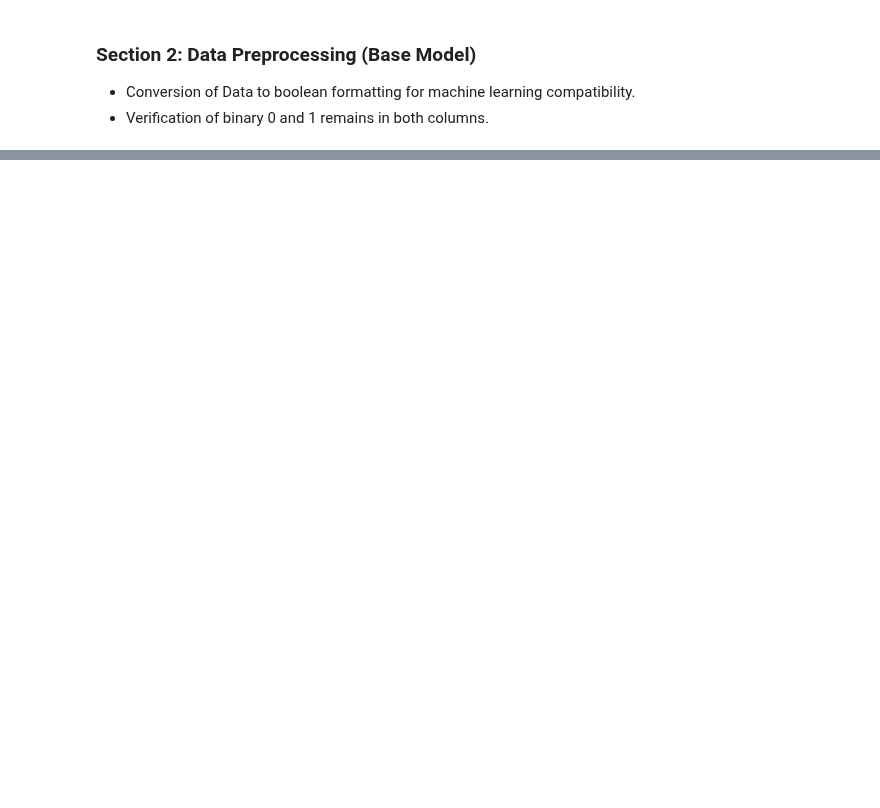
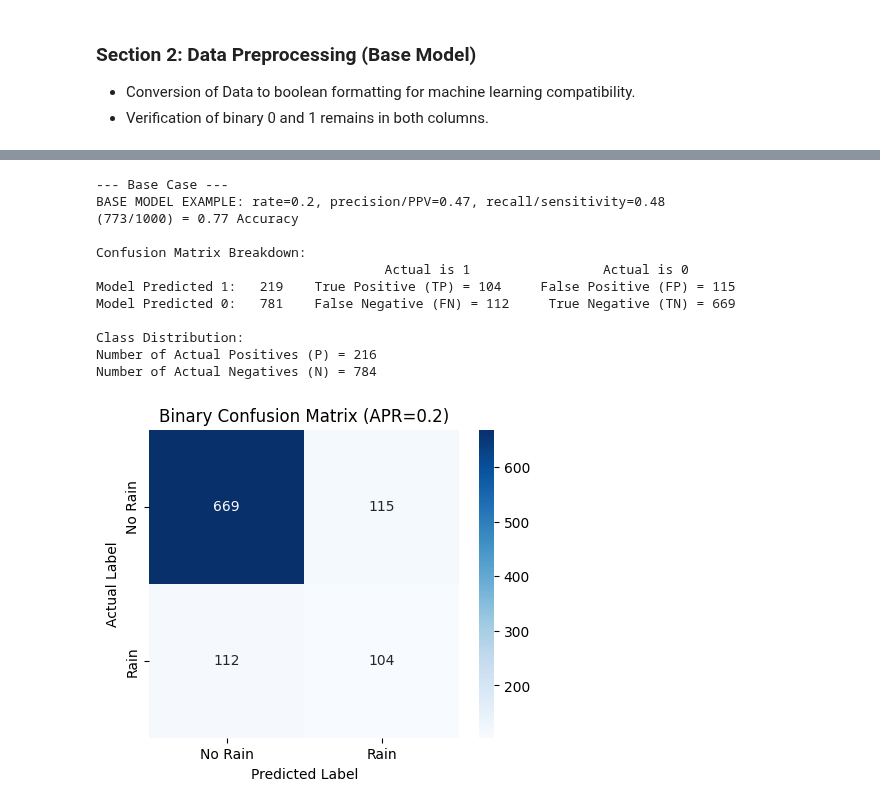
Before and after one commit to Data-Git-Hub/applied-ml-data-git-hub, a Jupyter notebook: D3/D3_ECP.ipynb, the cells around one changed output, grey strips where cells are left out. Drawn from its saved outputs; the diff is of its cells as text; code cells hidden in the pictures; blank space fills up the shorter version.

```diff
--- a/D3/D3_ECP.ipynb
+++ b/D3/D3_ECP.ipynb
@@ -254,0 +257,52 @@ First ten rows of preprocessed dataset:
+# %%
+# Define APR (Choose one: 0.1, 0.2, or 0.3)
+APR = 0.2  # Example: Set your base APR
+
+# Generate the confusion matrix
+cm = confusion_matrix(df["Actual"], df["Predicted"])
+
+# Extracting individual values
+TN, FP, FN, TP = cm.ravel()
+
+# Compute Metrics
+accuracy = (TP + TN) / (TP + TN + FP + FN)
+precision = TP / (TP + FP) if (TP + FP) != 0 else 0
+recall = TP / (TP + FN) if (TP + FN) != 0 else 0
+
+# Calculate total actual positives and negatives
+P = TP + FN  # Number of actual rainy days
+N = TN + FP  # Number of actual non-rainy days
+
+# Print the results in the required format
+print("\n--- Base Case ---")
+print(f"BASE MODEL EXAMPLE: rate={APR}, precision/PPV={precision:.2f}, recall/sensitivity={recall:.2f}")
+print(f"({TP + TN}/{TP + TN + FP + FN}) = {accuracy:.2f} Accuracy")
+print("\nConfusion Matrix Breakdown:")
+print(f"                                     Actual is 1                 Actual is 0")
+print(f"Model Predicted 1:   {TP + FP}    True Positive (TP) = {TP}     False Positive (FP) = {FP}")
+print(f"Model Predicted 0:   {FN + TN}    False Negative (FN) = {FN}     True Negative (TN) = {TN}")
+print("\nClass Distribution:")
+print(f"Number of Actual Positives (P) = {P}")
+print(f"Number of Actual Negatives (N) = {N}")
+
+# Visualize the Confusion Matrix
+plt.figure(figsize=(5,4))
+sns.heatmap(cm, annot=True, fmt="d", cmap="Blues", xticklabels=["No Rain", "Rain"], yticklabels=["No Rain", "Rain"])
+plt.xlabel("Predicted Label")
+plt.ylabel("Actual Label")
+plt.title(f"Binary Confusion Matrix (APR={APR})")
+plt.show()
+# %% [output]
+--- Base Case ---
+BASE MODEL EXAMPLE: rate=0.2, precision/PPV=0.47, recall/sensitivity=0.48
+(773/1000) = 0.77 Accuracy
+
+Confusion Matrix Breakdown:
+                                     Actual is 1                 Actual is 0
+Model Predicted 1:   219    True Positive (TP) = 104     False Positive (FP) = 115
+Model Predicted 0:   781    False Negative (FN) = 112     True Negative (TN) = 669
+
+Class Distribution:
+Number of Actual Positives (P) = 216
+Number of Actual Negatives (N) = 784
+[figure, added]
```
Also changed, not shown: parts of 9 cells of this notebook, 1 other file.
